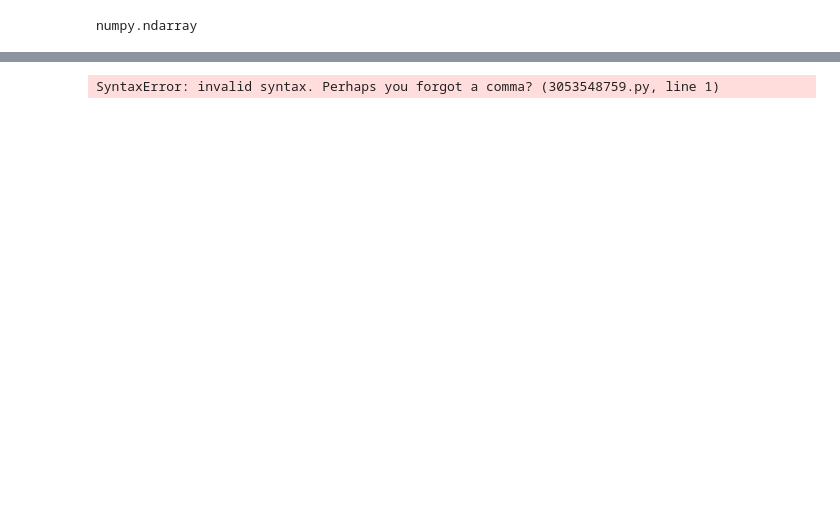
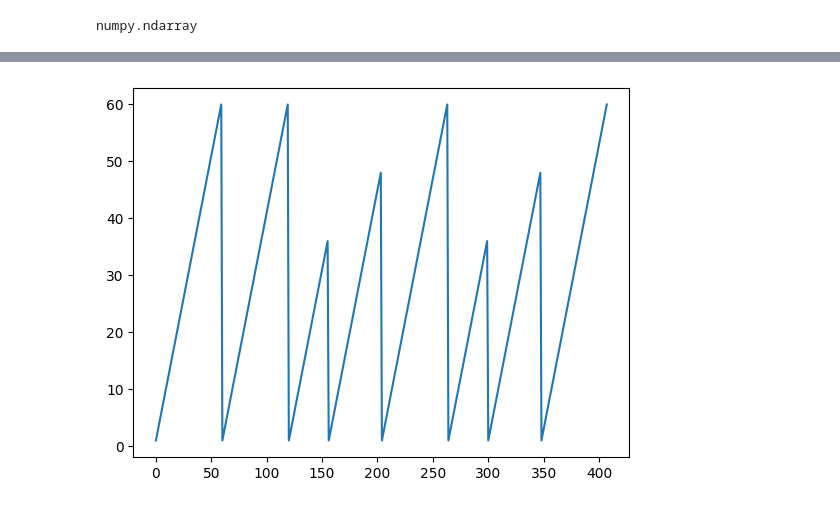
Before and after one commit to Creativeabdulmalik/Python-Project, a Jupyter notebook: PRACTICES FOLDER/MATPLOTLIB_EXERCISE.ipynb, the cells around one changed output, grey strips where cells are left out. Cells and saved outputs as stored; diff of their text form; code cells hidden in the pictures; blank space fills up the shorter version.

```diff
--- a/PRACTICES FOLDER/MATPLOTLIB_EXERCISE.ipynb
+++ b/PRACTICES FOLDER/MATPLOTLIB_EXERCISE.ipynb
@@ -21,3 +21,8 @@ df.head()
 | 2 | 2 | 3 | 33718.53 | 687.23 | 197.25 | 489.98 | 33228.55 | ... |
 | 3 | 3 | 4 | 33228.55 | 687.23 | 194.38 | 492.85 | 32735.70 | ... |
 | 4 | 4 | 5 | 32735.70 | 687.23 | 191.50 | 495.73 | 32239.97 | ... |
+# %%
+## Rename columns to proper
+df = df.rename(columns={'Starting Balance': 'Starting_Balance', 'Interest Paid': 'Interest_Paid',
+'Principal Paid': 'Principal_Paid','New Balance': 'New_Balance','interest_rate': 'Interest_Rate',
+'car_type': 'Car_Type'})
@@ -42,8 +63,8 @@ dtypes: float64(6), int64(2), object(1)
 memory usage: 28.8+ KB
 # %%
 Month = df.loc[:, 'Month'].values
-Interest_paid = df.loc[:, 'Interest Paid'].values
-Principal_paid = df.loc[:, 'Principal Paid'].values
+Interest_paid = df.loc[:, 'Interest_Paid'].values
+Principal_paid = df.loc[:, 'Principal_Paid'].values
 # %%
 Month
 # %%
@@ -59,4 +99,5 @@ import matplotlib as plt
-# %%
-plt.plot(Month, interest Paid)
-# %% [output]
-SyntaxError: invalid syntax. Perhaps you forgot a comma? (3053548759.py, line 1)
+# %%
+plt.plot (Month),(Interest_paid)
+plt.show()
+# %% [output]
+[figure, added]
```
Also changed, not shown: parts of 6 cells of this notebook.
